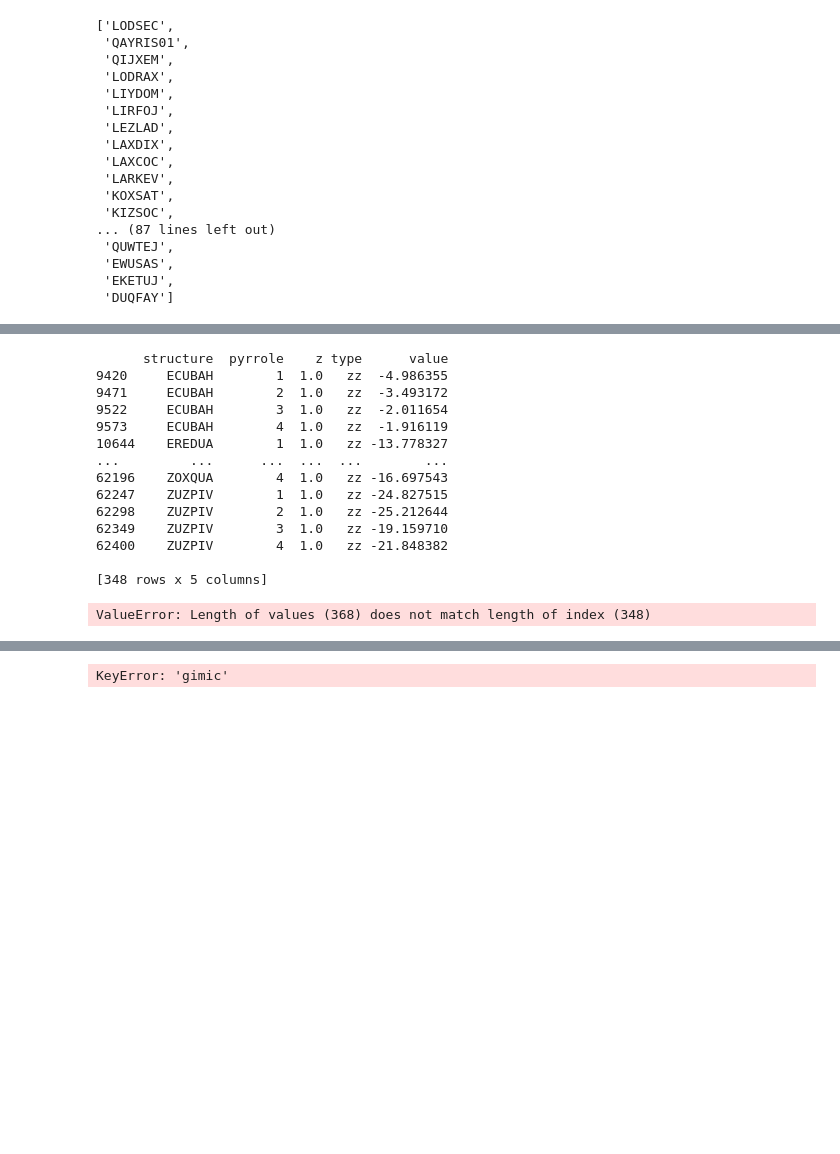
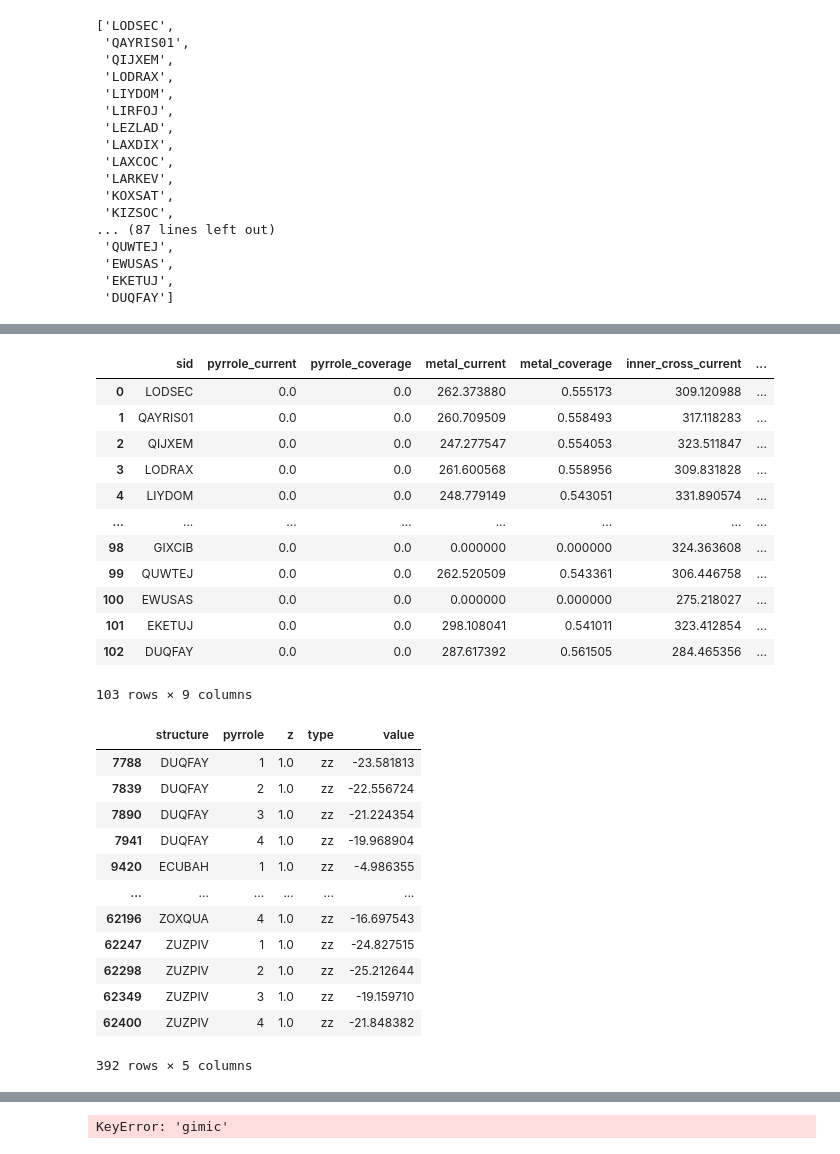
Before and after one commit to ajr15/PorCrystalStructures, a Jupyter notebook: notebooks/gimic.ipynb, the cells around one changed output, grey strips where cells are left out. Saved outputs shown, nothing was run; the diff lists cells and outputs as text; code cells hidden in the pictures; blank space fills up the shorter version.

```diff
--- a/notebooks/gimic.ipynb
+++ b/notebooks/gimic.ipynb
@@ -270,3 +286,7 @@ def analyze_cycles(df: pd.DataFrame):
 
 
 MACROCYCLE_POINTS = get_atoms("../data/nmr/ATEWUT_0_out/gimic/mol.xyz")
+# %%
+df = get_currents("LODSEC", session)
+df["height"].unique()
+# df["width"].unique()
@@ -515,3 +399,19 @@ Index: []
+# %%
+current_summary
+# %% [output]
+|  | sid | pyrrole_current | pyrrole_coverage | metal_current | metal_coverage | inner_cross_current | ... |
+| 0 | LODSEC | 0.0 | 0.0 | 262.373880 | 0.555173 | 309.120988 | ... |
+| 1 | QAYRIS01 | 0.0 | 0.0 | 260.709509 | 0.558493 | 317.118283 | ... |
+| 2 | QIJXEM | 0.0 | 0.0 | 247.277547 | 0.554053 | 323.511847 | ... |
+| 3 | LODRAX | 0.0 | 0.0 | 261.600568 | 0.558956 | 309.831828 | ... |
+| 4 | LIYDOM | 0.0 | 0.0 | 248.779149 | 0.543051 | 331.890574 | ... |
+| ... | ... | ... | ... | ... | ... | ... | ... |
+| 98 | GIXCIB | 0.0 | 0.0 | 0.000000 | 0.000000 | 324.363608 | ... |
+| 99 | QUWTEJ | 0.0 | 0.0 | 262.520509 | 0.543361 | 306.446758 | ... |
+| 100 | EWUSAS | 0.0 | 0.0 | 0.000000 | 0.000000 | 275.218027 | ... |
+| 101 | EKETUJ | 0.0 | 0.0 | 298.108041 | 0.541011 | 323.412854 | ... |
+| 102 | DUQFAY | 0.0 | 0.0 | 287.617392 | 0.561505 | 284.465356 | ... |
+103 rows × 9 columns
 # %%
 # fetch all data
 from src.sqlmodels import StructureProperty
@@ -545,22 +445,20 @@ for cycles_df in cycles:
         else:
             pyrrole_values.append(0)
 ajr = nics_zz1[nics_zz1["structure"].isin(cycles_sids)].copy()
-print(ajr)
-ajr["gimic"] = pyrrole_values
-print(ajr)
+ajr
+# ajr["gimic"] = pyrrole_values
+# print(ajr)
 # %% [output]
+|  | structure | pyrrole | z | type | value |
+| 7788 | DUQFAY | 1 | 1.0 | zz | -23.581813 |
+| 7839 | DUQFAY | 2 | 1.0 | zz | -22.556724 |
+| 7890 | DUQFAY | 3 | 1.0 | zz | -21.224354 |
+| 7941 | DUQFAY | 4 | 1.0 | zz | -19.968904 |
+| 9420 | ECUBAH | 1 | 1.0 | zz | -4.986355 |
+| ... | ... | ... | ... | ... | ... |
+| 62196 | ZOXQUA | 4 | 1.0 | zz | -16.697543 |
+| 62247 | ZUZPIV | 1 | 1.0 | zz | -24.827515 |
+| 62298 | ZUZPIV | 2 | 1.0 | zz | -25.212644 |
+| 62349 | ZUZPIV | 3 | 1.0 | zz | -19.159710 |
+| 62400 | ZUZPIV | 4 | 1.0 | zz | -21.848382 |
-      structure  pyrrole    z type      value
-9420     ECUBAH        1  1.0   zz  -4.986355
-9471     ECUBAH        2  1.0   zz  -3.493172
-9522     ECUBAH        3  1.0   zz  -2.011654
-9573     ECUBAH        4  1.0   zz  -1.916119
-10644    EREDUA        1  1.0   zz -13.778327
-...         ...      ...  ...  ...        ...
-62196    ZOXQUA        4  1.0   zz -16.697543
-62247    ZUZPIV        1  1.0   zz -24.827515
-62298    ZUZPIV        2  1.0   zz -25.212644
-62349    ZUZPIV        3  1.0   zz -19.159710
-62400    ZUZPIV        4  1.0   zz -21.848382
-
-[348 rows x 5 columns]
+392 rows × 5 columns
-ValueError: Length of values (368) does not match length of index (348)
```
Also changed, not shown: parts of 13 cells of this notebook, 11 other files.
